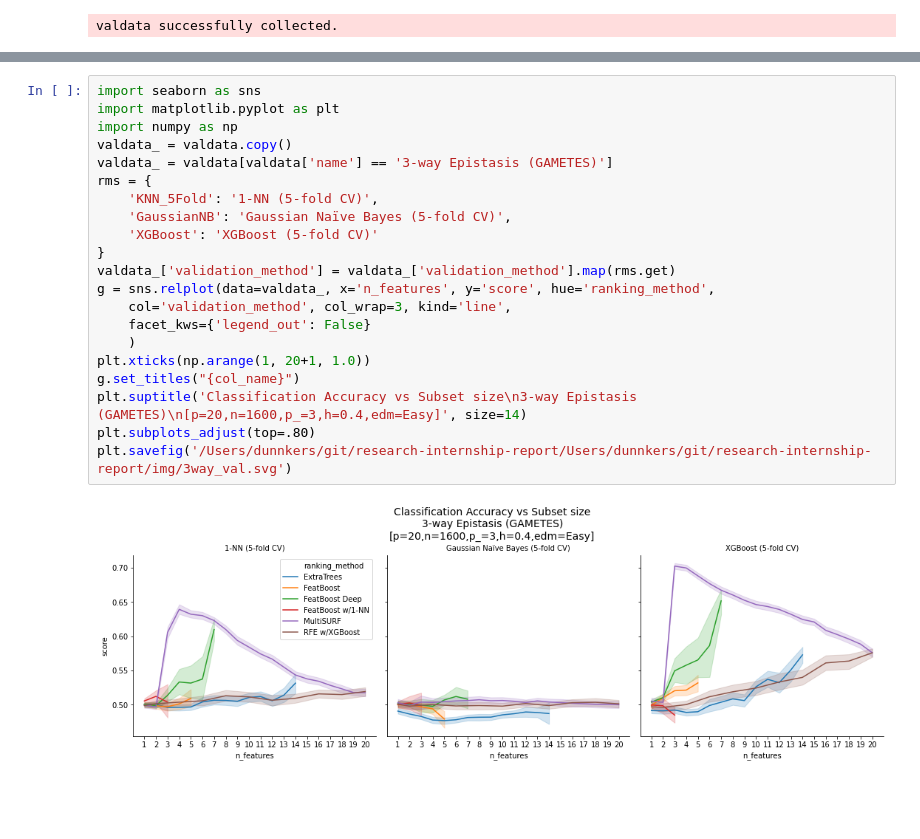
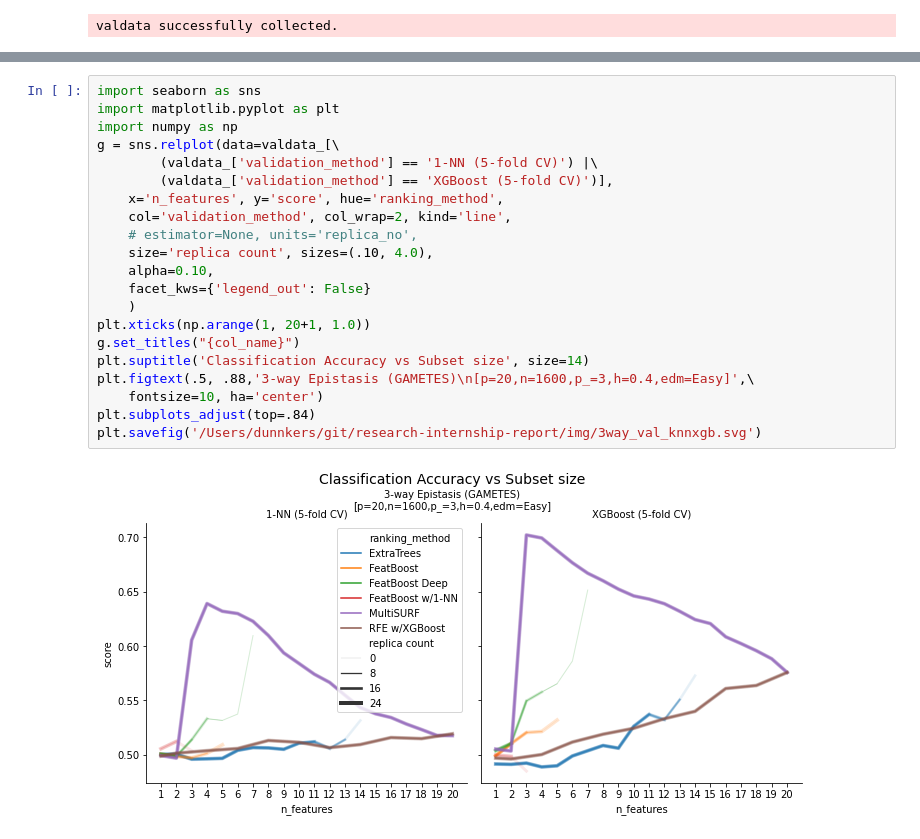
Before and after one commit to dunnkers/feature-selection, a Jupyter notebook: analysis/benchmark-20200524/acc-analysis.ipynb, the cells around one changed output, grey strips where cells are left out. Saved outputs shown, nothing was run; the diff lists cells and outputs as text; blank space fills up the shorter version.

Commit message:
Add SVM to analysis 🌼 Plus split chart into 2

```diff
--- a/analysis/benchmark-20200524/acc-analysis.ipynb
+++ b/analysis/benchmark-20200524/acc-analysis.ipynb
@@ -30,23 +89,23 @@ valdata.head()
 # %%
 import seaborn as sns
 import matplotlib.pyplot as plt
 import numpy as np
-valdata_ = valdata.copy()
-valdata_ = valdata[valdata['name'] == '3-way Epistasis (GAMETES)']
-rms = {
-    'KNN_5Fold': '1-NN (5-fold CV)',
-    'GaussianNB': 'Gaussian Naïve Bayes (5-fold CV)',
-    'XGBoost': 'XGBoost (5-fold CV)'
-}
-valdata_['validation_method'] = valdata_['validation_method'].map(rms.get)
-g = sns.relplot(data=valdata_, x='n_features', y='score', hue='ranking_method',
-    col='validation_method', col_wrap=3, kind='line',
+g = sns.relplot(data=valdata_[\
+        (valdata_['validation_method'] == '1-NN (5-fold CV)') |\
+        (valdata_['validation_method'] == 'XGBoost (5-fold CV)')],
+    x='n_features', y='score', hue='ranking_method',
+    col='validation_method', col_wrap=2, kind='line',
+    # estimator=None, units='replica_no',
+    size='replica count', sizes=(.10, 4.0),
+    alpha=0.10,
     facet_kws={'legend_out': False}
     )
 plt.xticks(np.arange(1, 20+1, 1.0))
 g.set_titles("{col_name}")
-plt.suptitle('Classification Accuracy vs Subset size\n3-way Epistasis (GAMETES)\n[p=20,n=1600,p_=3,h=0.4,edm=Easy]', size=14)
-plt.subplots_adjust(top=.80)
-plt.savefig('/Users/dunnkers/git/research-internship-report/Users/dunnkers/git/research-internship-report/img/3way_val.svg')
+plt.suptitle('Classification Accuracy vs Subset size', size=14)
+plt.figtext(.5, .88,'3-way Epistasis (GAMETES)\n[p=20,n=1600,p_=3,h=0.4,edm=Easy]',\
+    fontsize=10, ha='center')
+plt.subplots_adjust(top=.84)
+plt.savefig('/Users/dunnkers/git/research-internship-report/img/3way_val_knnxgb.svg')
 # %% [output]
-[figure, old version]
+[figure, new version]
```
Also changed, not shown: parts of 4 cells of this notebook, 3 other files.
